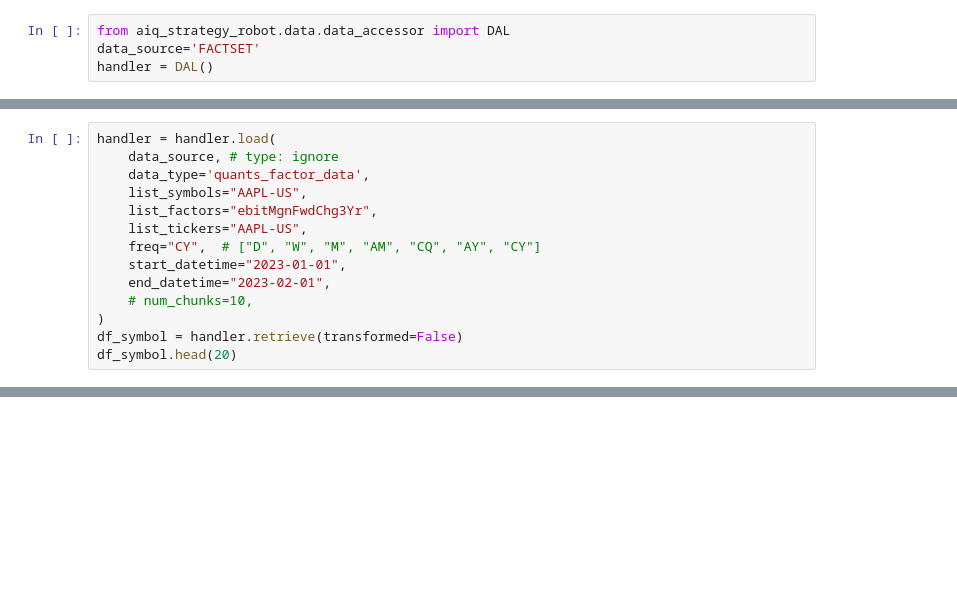
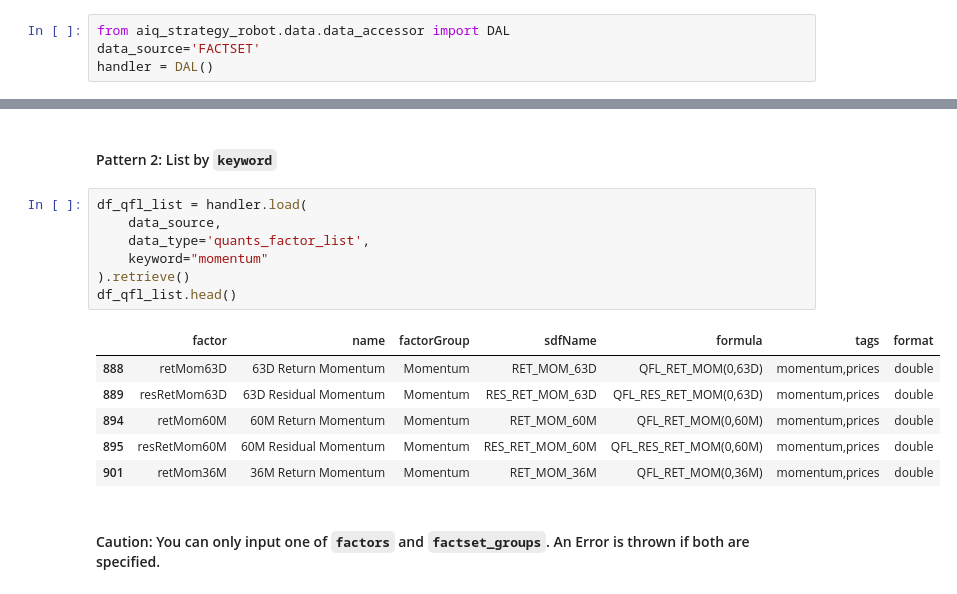
Before and after one commit to aiqindex/sample_notebooks, a Jupyter notebook: load_factor_factset_quants_factor_list_data.ipynb, the cells around one changed output, grey strips where cells are left out. Saved outputs shown, nothing was run; the diff lists cells and outputs as text; blank space fills up the shorter version.

```diff
--- a/load_factor_factset_quants_factor_list_data.ipynb
+++ b/load_factor_factset_quants_factor_list_data.ipynb
@@ -147,14 +17,0 @@ df_symbol.head(20)
-# %%
-handler = handler.load(
-    data_source, # type: ignore
-    data_type='quants_factor_data',
-    list_symbols="AAPL-US",
-    list_factors="ebitMgnFwdChg3Yr",
-    list_tickers="AAPL-US",
-    freq="CY",  # ["D", "W", "M", "AM", "CQ", "AY", "CY"]
-    start_datetime="2023-01-01",
-    end_datetime="2023-02-01",
-    # num_chunks=10,
-)
-df_symbol = handler.retrieve(transformed=False)
-df_symbol.head(20)
@@ -210,0 +44,18 @@ ValueError: Either 'list_tickers' or 'list_symbols' must be provided, but both a
+# %% [markdown]
+#### Pattern 2: List by `keyword`
+# %%
+df_qfl_list = handler.load(
+    data_source,
+    data_type='quants_factor_list',
+    keyword="momentum"
+).retrieve()
+df_qfl_list.head()
+# %% [output]
+|  | factor | name | factorGroup | sdfName | formula | tags | format |
+| 888 | retMom63D | 63D Return Momentum | Momentum | RET_MOM_63D | QFL_RET_MOM(0,63D) | momentum,prices | double |
+| 889 | resRetMom63D | 63D Residual Momentum | Momentum | RES_RET_MOM_63D | QFL_RES_RET_MOM(0,63D) | momentum,prices | double |
+| 894 | retMom60M | 60M Return Momentum | Momentum | RET_MOM_60M | QFL_RET_MOM(0,60M) | momentum,prices | double |
+| 895 | resRetMom60M | 60M Residual Momentum | Momentum | RES_RET_MOM_60M | QFL_RES_RET_MOM(0,60M) | momentum,prices | double |
+| 901 | retMom36M | 36M Return Momentum | Momentum | RET_MOM_36M | QFL_RET_MOM(0,36M) | momentum,prices | double |
+# %% [markdown]
+#### Caution: You can only input one of `factors` and `factset_groups`. An Error is thrown if both are specified.
```
Also changed, not shown: parts of 40 cells of this notebook.
